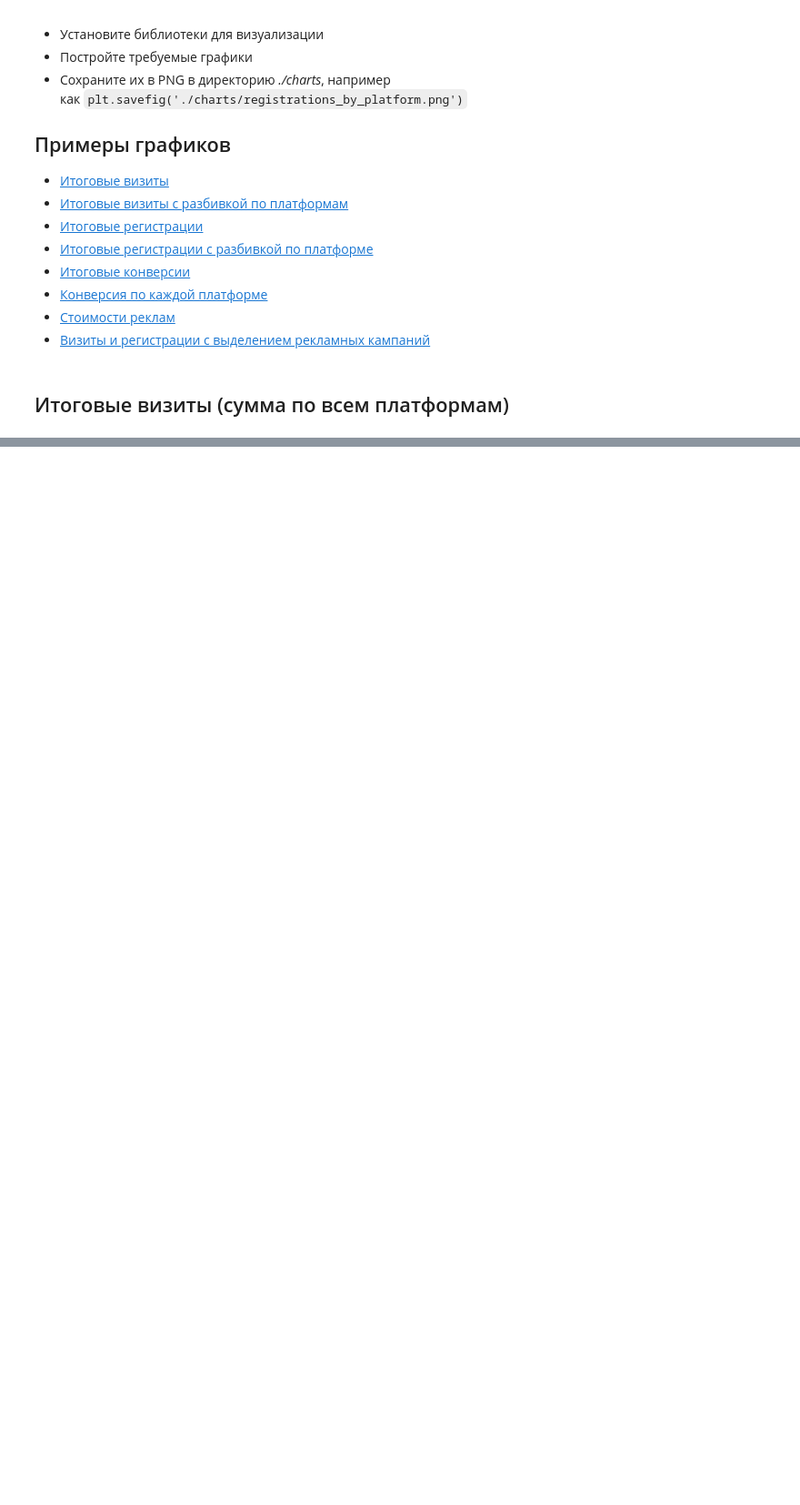
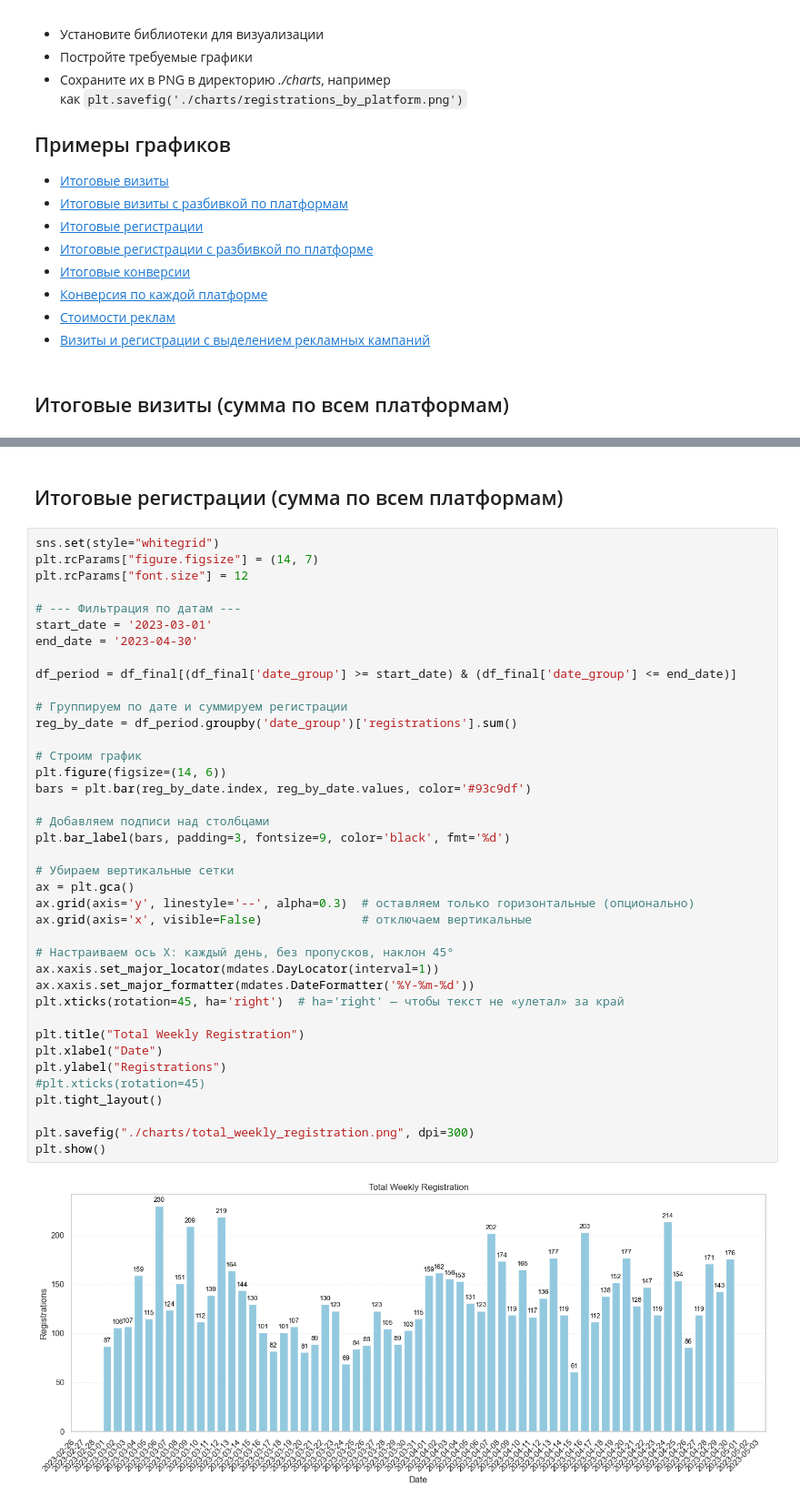
Before and after one commit to Konstantin-Ignatenko-Y/data-analytics-project-100, a Jupyter notebook: Conversion_dashboard.ipynb, the cells around one changed output, grey strips where cells are left out. Shown at 91% size. Cells and saved outputs as stored; diff of their text form; blank space fills up the shorter version.

Commit message:
feat: add total_weekly_registration.png

```diff
--- a/Conversion_dashboard.ipynb
+++ b/Conversion_dashboard.ipynb
@@ -536 +535,44 @@ plt.show()
 [figure]
+# %% [markdown]
+## Итоговые регистрации (сумма по всем платформам)
+# %%
+sns.set(style="whitegrid")
+plt.rcParams["figure.figsize"] = (14, 7)
+plt.rcParams["font.size"] = 12
+
+# --- Фильтрация по датам ---
+start_date = '2023-03-01'
+end_date = '2023-04-30'
+
+df_period = df_final[(df_final['date_group'] >= start_date) & (df_final['date_group'] <= end_date)]
+
+# Группируем по дате и суммируем регистрации
+reg_by_date = df_period.groupby('date_group')['registrations'].sum()
+
+# Строим график
+plt.figure(figsize=(14, 6))
+bars = plt.bar(reg_by_date.index, reg_by_date.values, color='#93c9df')
+
+# Добавляем подписи над столбцами
+plt.bar_label(bars, padding=3, fontsize=9, color='black', fmt='%d')
+
+# Убираем вертикальные сетки
+ax = plt.gca()
+ax.grid(axis='y', linestyle='--', alpha=0.3)  # оставляем только горизонтальные (опционально)
+ax.grid(axis='x', visible=False)              # отключаем вертикальные
+
+# Настраиваем ось X: каждый день, без пропусков, наклон 45°
+ax.xaxis.set_major_locator(mdates.DayLocator(interval=1))
+ax.xaxis.set_major_formatter(mdates.DateFormatter('%Y-%m-%d'))
+plt.xticks(rotation=45, ha='right')  # ha='right' — чтобы текст не «улетал» за край
+
+plt.title("Total Weekly Registration")
+plt.xlabel("Date")
+plt.ylabel("Registrations")
+#plt.xticks(rotation=45)
+plt.tight_layout()
+
+plt.savefig("./charts/total_weekly_registration.png", dpi=300)
+plt.show()
+# %% [output]
+[figure, added]
```
Also changed, not shown: parts of 2 cells of this notebook, 1 other file.
